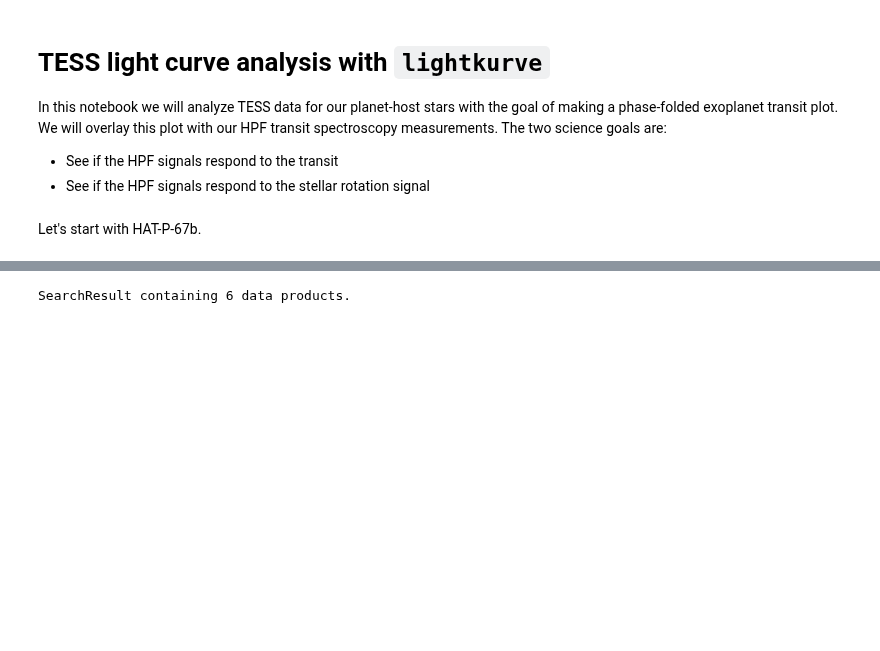
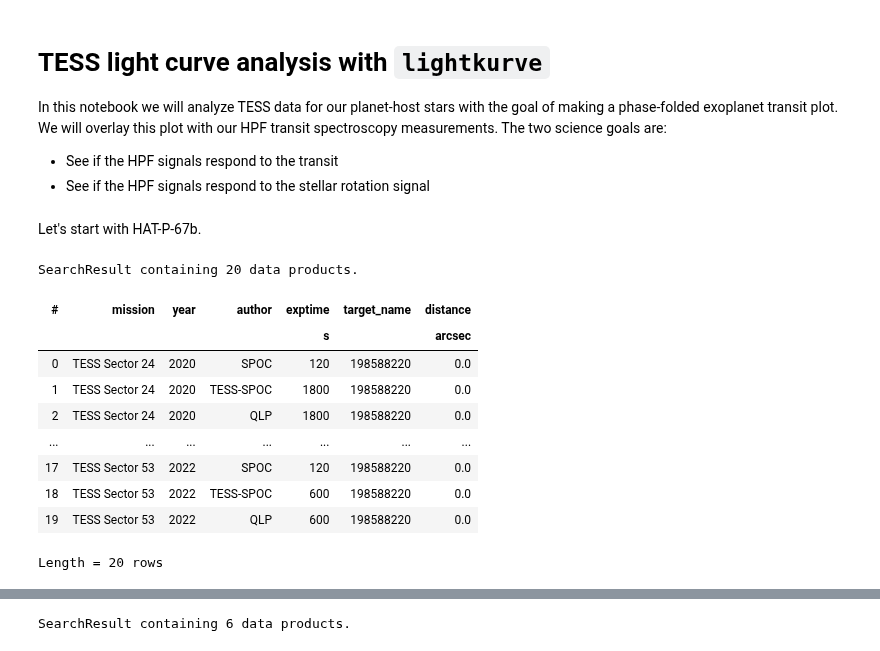
Before and after one commit to BrownDwarf/disperse, a Jupyter notebook: notebooks/02_lightcurves/10_TESS_analysis_with_lightkurve.ipynb, the cells around one changed output, grey strips where cells are left out. Drawn from its saved outputs; the diff is of its cells as text; code cells hidden in the pictures; blank space fills up the shorter version.

```diff
--- a/notebooks/02_lightcurves/10_TESS_analysis_with_lightkurve.ipynb
+++ b/notebooks/02_lightcurves/10_TESS_analysis_with_lightkurve.ipynb
@@ -15,6 +15,20 @@ import matplotlib.pyplot as plt
 Let's start with HAT-P-67b.
 # %%
 sr = lk.search_lightcurve('HAT-P-67')
+# %%
+sr
+# %% [output]
+SearchResult containing 20 data products.
+| # | mission | year | author | exptime | target_name | distance |
+|  |  |  |  | s |  | arcsec |
+| 0 | TESS Sector 24 | 2020 | SPOC | 120 | 198588220 | 0.0 |
+| 1 | TESS Sector 24 | 2020 | TESS-SPOC | 1800 | 198588220 | 0.0 |
+| 2 | TESS Sector 24 | 2020 | QLP | 1800 | 198588220 | 0.0 |
+| ... | ... | ... | ... | ... | ... | ... |
+| 17 | TESS Sector 53 | 2022 | SPOC | 120 | 198588220 | 0.0 |
+| 18 | TESS Sector 53 | 2022 | TESS-SPOC | 600 | 198588220 | 0.0 |
+| 19 | TESS Sector 53 | 2022 | QLP | 600 | 198588220 | 0.0 |
+Length = 20 rows
 # %%
 sr_2 = lk.search_targetpixelfile('HAT-P-67') #data cube: add up pixels in each picture
 # %%
```
Also changed, not shown: parts of 1 cell of this notebook, 2 other files.
